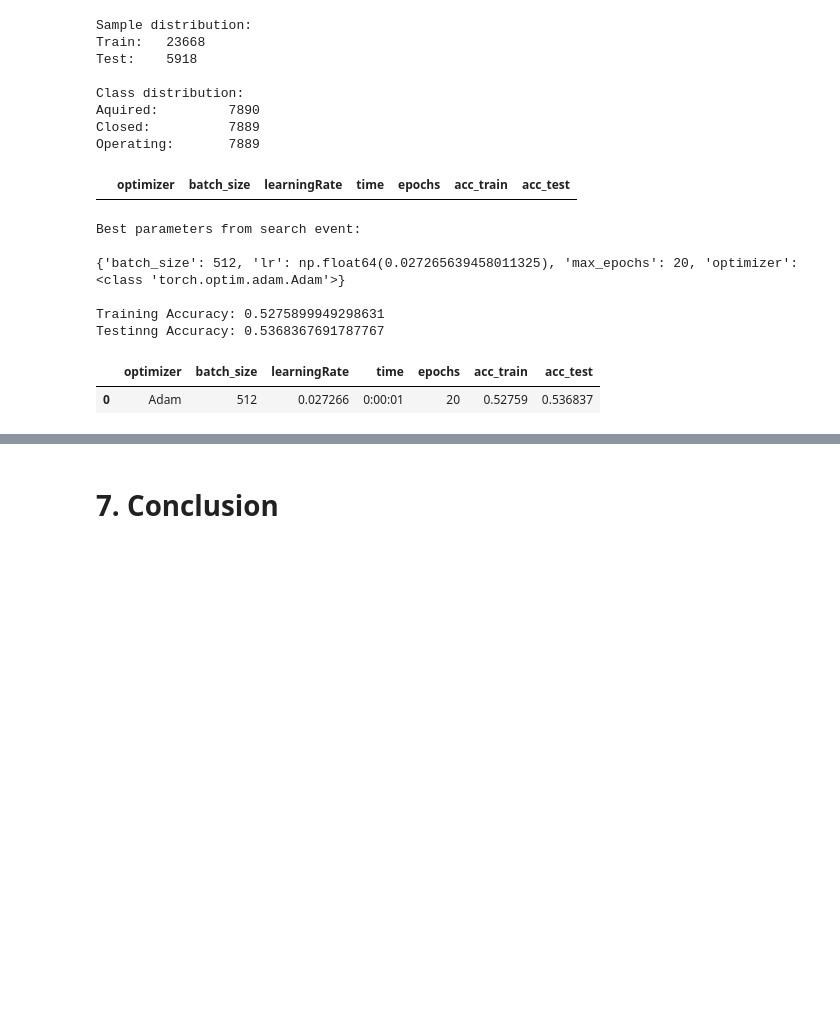
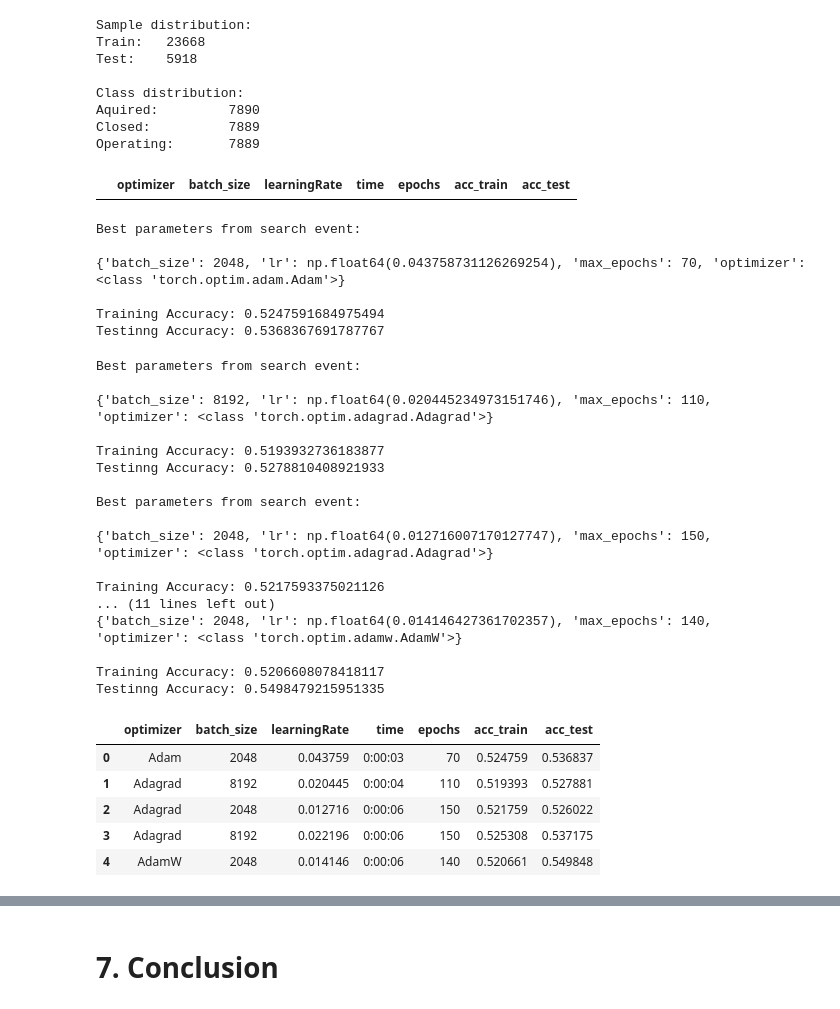
Before and after one commit to lgndluke/ML_Lab_Project, a Jupyter notebook: Lab_Project/ML_Lab_Project.ipynb, the cells around one changed output, grey strips where cells are left out. Cells and saved outputs as stored; diff of their text form; code cells hidden in the pictures; blank space fills up the shorter version.

```diff
--- a/Lab_Project/ML_Lab_Project.ipynb
+++ b/Lab_Project/ML_Lab_Project.ipynb
@@ -375,16 +375,16 @@ class NeuralNetwork(nn.Module):
     def __init__(self, num_features, num_classes):
         super().__init__()
         self.model = nn.Sequential(
-            nn.Linear(num_features, 128),      # Input Layer -> 18 inputs (=DataFrame columns) -> 128 Outputs to next layer.
+            nn.Linear(num_features, 144),      # Input Layer -> 18 inputs (=DataFrame columns) -> 128 Outputs to next layer.
             nn.Sigmoid(),
 
-            nn.Linear(128, 32),                # Hidden Layer -> 128 inputs -> 32 outputs to next layer.
+            nn.Linear(144, 36),                # Hidden Layer -> 128 inputs -> 32 outputs to next layer.
             nn.Sigmoid(),
 
-            nn.Linear(32, 16),                 # Hidden Layer -> 32 inputs -> 16 outputs to next layer.
+            nn.Linear(36, 18),                 # Hidden Layer -> 32 inputs -> 16 outputs to next layer.
             nn.Sigmoid(),
 
-            nn.Linear(16, num_classes)         # Output Layer -> 16 inputs -> 3 outputs (Amount of target classes)
+            nn.Linear(18, num_classes)         # Output Layer -> 16 inputs -> 3 outputs (Amount of target classes)
         )
 
     def forward(self, X, **kwargs):
@@ -421,7 +421,7 @@ skorch_accuracy_scorer = make_scorer(custom_accuracy, greater_is_better=True)
 # Hyperparameter tuning:
 # =======================================================================================================
 
-ITERATIONS = 1    # (DEPENDING ON THIS THE TUNING IS GOING TO TAKE LONG! -> as reference: ~5-10 min on RTX 3080ti for 1 ITERATION)
+ITERATIONS = 5    # (DEPENDING ON THIS THE TUNING IS GOING TO TAKE LONG! -> as reference: ~5-10 min on RTX 3080ti for 1 ITERATION)
 
 distributions = {
     'lr':         uniform(0.00000001, 0.1),
@@ -443,7 +443,7 @@ model = NeuralNet(
 for i in range(ITERATIONS):
 
     # Using RandomizedSearchCV to find good hyperparameters.
-    random_search = RandomizedSearchCV(model, distributions, scoring=skorch_accuracy_scorer, cv=2, random_state=i)
+    random_search = RandomizedSearchCV(model, distributions, scoring=skorch_accuracy_scorer, cv=4, random_state=i)
     search = random_search.fit(X_train_np, y_train_np)
     print(f'Best parameters from search event: \n')
     print(f'{search.best_params_} \n')
@@ -485,37 +485,58 @@ for i in range(ITERATIONS):
 
     # Printing results.
     print(f'Training Accuracy: {train_result}')
     print(f'Testinng Accuracy: {test_result}')
     print()
 
     # Add classifier and test predictions to lists.
     classifier_list.append(mlp_tuned)
     pred_test_results_list.append(pred_test_mlp_tuned)
 
     # Create DataFrame entry
     entry = pd.DataFrame({
         'optimizer': [type(mlp_tuned.optimizer_).__name__],
         'batch_size': [mlp_tuned.batch_size],
         'learningRate': [mlp_tuned.optimizer_.param_groups[0]['lr']],
         'time': [training_time],
         'epochs': [mlp_tuned.max_epochs],
         'acc_train': [train_result],
         'acc_test': [test_result]
     })
 
     # Add entry to results
-    results = pd.concat([entry], ignore_index=True)
+    results = pd.concat([results, entry], ignore_index=True)
 
 results
 # %% [output]
 Best parameters from search event:
 
-{'batch_size': 512, 'lr': np.float64(0.027265639458011325), 'max_epochs': 20, 'optimizer': <class 'torch.optim.adam.Adam'>}
+{'batch_size': 2048, 'lr': np.float64(0.043758731126269254), 'max_epochs': 70, 'optimizer': <class 'torch.optim.adam.Adam'>}
 
-Training Accuracy: 0.5275899949298631
+Training Accuracy: 0.5247591684975494
 Testinng Accuracy: 0.5368367691787767
+Best parameters from search event:
+
+{'batch_size': 8192, 'lr': np.float64(0.020445234973151746), 'max_epochs': 110, 'optimizer': <class 'torch.optim.adagrad.Adagrad'>}
+
+Training Accuracy: 0.5193932736183877
+Testinng Accuracy: 0.5278810408921933
+
+Best parameters from search event:
+
+{'batch_size': 2048, 'lr': np.float64(0.012716007170127747), 'max_epochs': 150, 'optimizer': <class 'torch.optim.adagrad.Adagrad'>}
+
+Training Accuracy: 0.5217593375021126
+... (11 lines left out)
+{'batch_size': 2048, 'lr': np.float64(0.014146427361702357), 'max_epochs': 140, 'optimizer': <class 'torch.optim.adamw.AdamW'>}
+
+Training Accuracy: 0.5206608078418117
+Testinng Accuracy: 0.5498479215951335
 |  | optimizer | batch_size | learningRate | time | epochs | acc_train | acc_test |
-| 0 | Adam | 512 | 0.027266 | 0:00:01 | 20 | 0.52759 | 0.536837 |
+| 0 | Adam | 2048 | 0.043759 | 0:00:03 | 70 | 0.524759 | 0.536837 |
+| 1 | Adagrad | 8192 | 0.020445 | 0:00:04 | 110 | 0.519393 | 0.527881 |
+| 2 | Adagrad | 2048 | 0.012716 | 0:00:06 | 150 | 0.521759 | 0.526022 |
+| 3 | Adagrad | 8192 | 0.022196 | 0:00:06 | 150 | 0.525308 | 0.537175 |
+| 4 | AdamW | 2048 | 0.014146 | 0:00:06 | 140 | 0.520661 | 0.549848 |
 # %%
 # =======================================================================================================
 # Get the best performing classifier from the results list:
```
Also changed, not shown: parts of 3 cells of this notebook.
